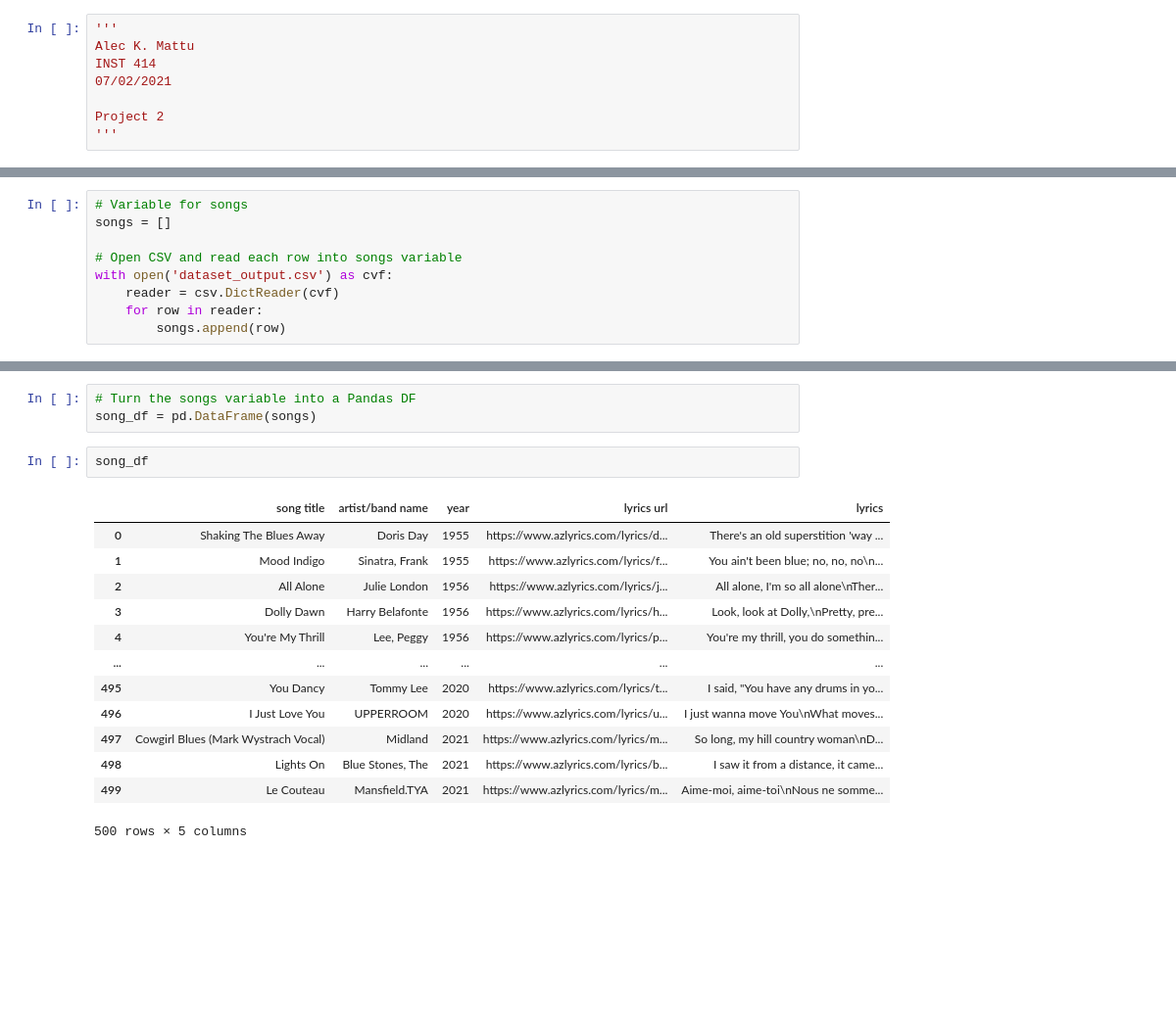
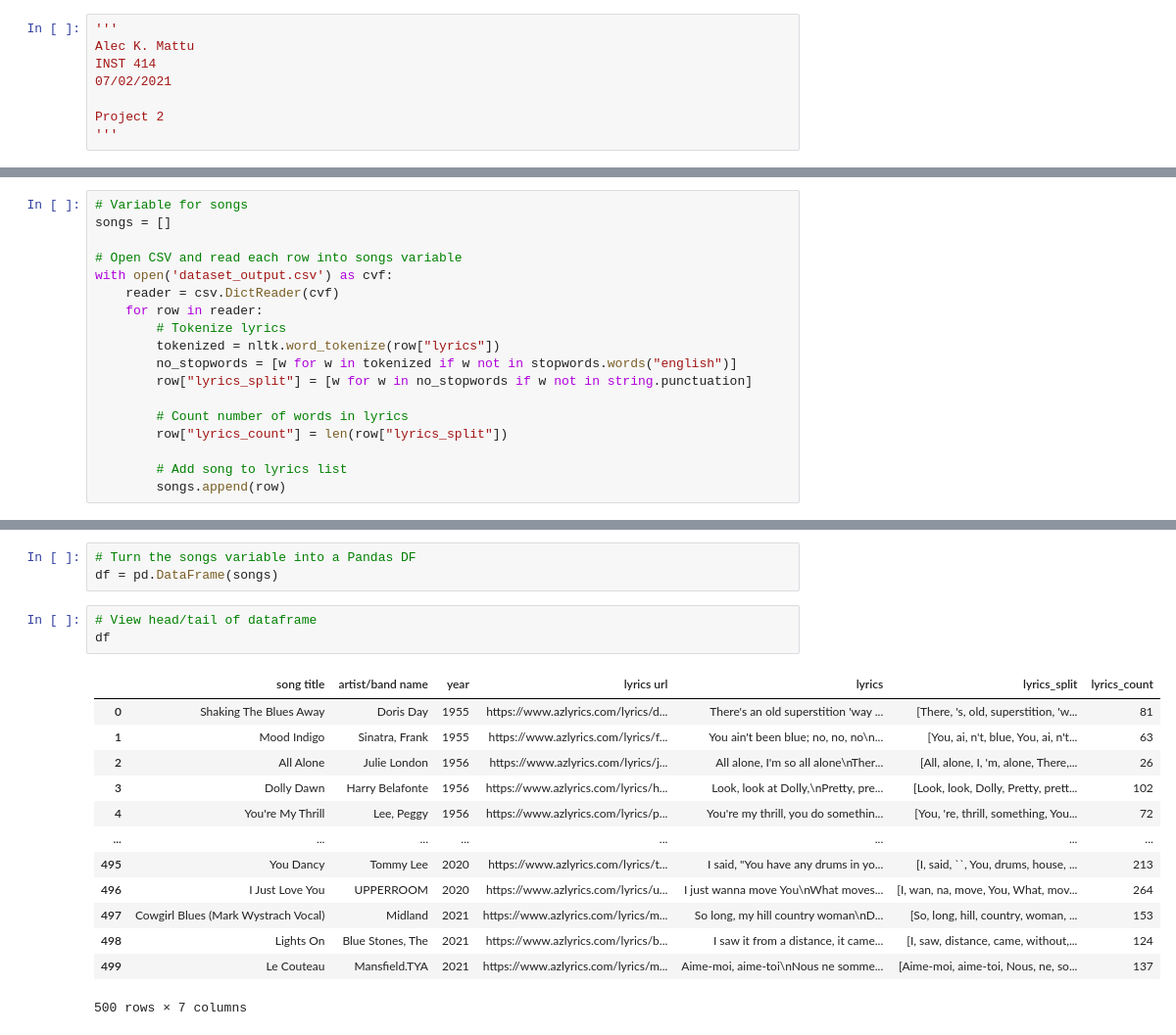
Before and after one commit to amattu2/INST-414, a Jupyter notebook: projects/2/project2.ipynb, the cells around one changed output, grey strips where cells are left out. Shown at 98% size. Cells and saved outputs as stored; diff of their text form; blank space fills up the shorter version.

```diff
--- a/projects/2/project2.ipynb
+++ b/projects/2/project2.ipynb
@@ -23,5 +31,14 @@ songs = []
 with open('dataset_output.csv') as cvf:
     reader = csv.DictReader(cvf)
     for row in reader:
+        # Tokenize lyrics
+        tokenized = nltk.word_tokenize(row["lyrics"])
+        no_stopwords = [w for w in tokenized if w not in stopwords.words("english")]
+        row["lyrics_split"] = [w for w in no_stopwords if w not in string.punctuation]
+
+        # Count number of words in lyrics
+        row["lyrics_count"] = len(row["lyrics_split"])
+
+        # Add song to lyrics list
         songs.append(row)
 # %%
@@ -36,19 +65,20 @@ songs[3]
 # %%
 # Turn the songs variable into a Pandas DF
-song_df = pd.DataFrame(songs)
+df = pd.DataFrame(songs)
 # %%
-song_df
+# View head/tail of dataframe
+df
 # %% [output]
-|  | song title | artist/band name | year | lyrics url | lyrics |
-| 0 | Shaking The Blues Away | Doris Day | 1955 | https://www.azlyrics.com/lyrics/d... | There's an old superstition 'way ... |
-| 1 | Mood Indigo | Sinatra, Frank | 1955 | https://www.azlyrics.com/lyrics/f... | You ain't been blue; no, no, no\n... |
-| 2 | All Alone | Julie London | 1956 | https://www.azlyrics.com/lyrics/j... | All alone, I'm so all alone\nTher... |
-| 3 | Dolly Dawn | Harry Belafonte | 1956 | https://www.azlyrics.com/lyrics/h... | Look, look at Dolly,\nPretty, pre... |
-| 4 | You're My Thrill | Lee, Peggy | 1956 | https://www.azlyrics.com/lyrics/p... | You're my thrill, you do somethin... |
-| ... | ... | ... | ... | ... | ... |
-| 495 | You Dancy | Tommy Lee | 2020 | https://www.azlyrics.com/lyrics/t... | I said, "You have any drums in yo... |
-| 496 | I Just Love You | UPPERROOM | 2020 | https://www.azlyrics.com/lyrics/u... | I just wanna move You\nWhat moves... |
-| 497 | Cowgirl Blues (Mark Wystrach Vocal) | Midland | 2021 | https://www.azlyrics.com/lyrics/m... | So long, my hill country woman\nD... |
-| 498 | Lights On | Blue Stones, The | 2021 | https://www.azlyrics.com/lyrics/b... | I saw it from a distance, it came... |
-| 499 | Le Couteau | Mansfield.TYA | 2021 | https://www.azlyrics.com/lyrics/m... | Aime-moi, aime-toi\nNous ne somme... |
+|  | song title | artist/band name | year | lyrics url | lyrics | lyrics_split | lyrics_count |
+| 0 | Shaking The Blues Away | Doris Day | 1955 | https://www.azlyrics.com/lyrics/d... | There's an old superstition 'way ... | [There, 's, old, superstition, 'w... | 81 |
+| 1 | Mood Indigo | Sinatra, Frank | 1955 | https://www.azlyrics.com/lyrics/f... | You ain't been blue; no, no, no\n... | [You, ai, n't, blue, You, ai, n't... | 63 |
+| 2 | All Alone | Julie London | 1956 | https://www.azlyrics.com/lyrics/j... | All alone, I'm so all alone\nTher... | [All, alone, I, 'm, alone, There,... | 26 |
+| 3 | Dolly Dawn | Harry Belafonte | 1956 | https://www.azlyrics.com/lyrics/h... | Look, look at Dolly,\nPretty, pre... | [Look, look, Dolly, Pretty, prett... | 102 |
+| 4 | You're My Thrill | Lee, Peggy | 1956 | https://www.azlyrics.com/lyrics/p... | You're my thrill, you do somethin... | [You, 're, thrill, something, You... | 72 |
+| ... | ... | ... | ... | ... | ... | ... | ... |
+| 495 | You Dancy | Tommy Lee | 2020 | https://www.azlyrics.com/lyrics/t... | I said, "You have any drums in yo... | [I, said, ``, You, drums, house, ... | 213 |
+| 496 | I Just Love You | UPPERROOM | 2020 | https://www.azlyrics.com/lyrics/u... | I just wanna move You\nWhat moves... | [I, wan, na, move, You, What, mov... | 264 |
+| 497 | Cowgirl Blues (Mark Wystrach Vocal) | Midland | 2021 | https://www.azlyrics.com/lyrics/m... | So long, my hill country woman\nD... | [So, long, hill, country, woman, ... | 153 |
+| 498 | Lights On | Blue Stones, The | 2021 | https://www.azlyrics.com/lyrics/b... | I saw it from a distance, it came... | [I, saw, distance, came, without,... | 124 |
+| 499 | Le Couteau | Mansfield.TYA | 2021 | https://www.azlyrics.com/lyrics/m... | Aime-moi, aime-toi\nNous ne somme... | [Aime-moi, aime-toi, Nous, ne, so... | 137 |
-500 rows × 5 columns
+500 rows × 7 columns
```
Also changed, not shown: parts of 12 cells of this notebook.
